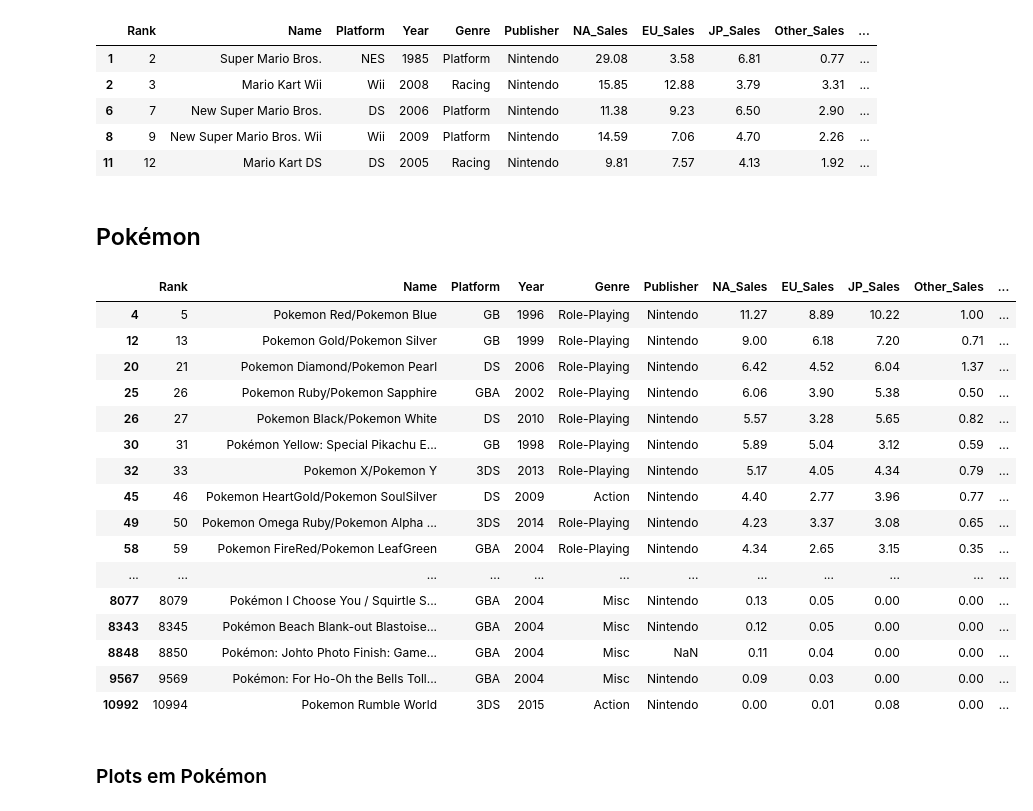
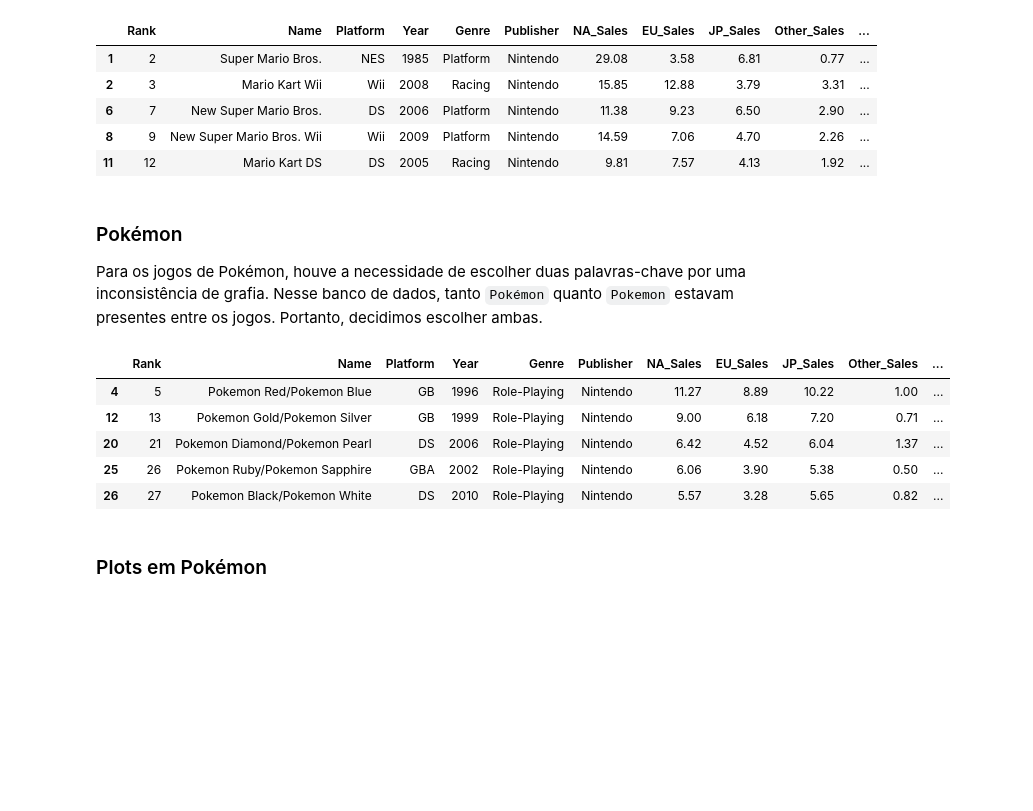
Before and after one commit to adamesalles/icd-eda, a Jupyter notebook: Eduardo.ipynb, the cells around one changed output. Drawn from its saved outputs; the diff is of its cells as text; code cells hidden in the pictures; blank space fills up the shorter version.

Commit message:
Adicionando textos sobre a criação dos dataframes de cada franquia

```diff
--- a/Eduardo.ipynb
+++ b/Eduardo.ipynb
@@ -50,29 +69,20 @@ mario.head()
 | 6 | 7 | New Super Mario Bros. | DS | 2006 | Platform | Nintendo | 11.38 | 9.23 | 6.50 | 2.90 | ... |
 | 8 | 9 | New Super Mario Bros. Wii | Wii | 2009 | Platform | Nintendo | 14.59 | 7.06 | 4.70 | 2.26 | ... |
 | 11 | 12 | Mario Kart DS | DS | 2005 | Racing | Nintendo | 9.81 | 7.57 | 4.13 | 1.92 | ... |
-# %% [markdown]
-## Pokémon
+# %% [markdown]
+### Pokémon
+
+Para os jogos de Pokémon, houve a necessidade de escolher duas palavras-chave por uma inconsistência de grafia. Nesse banco de dados, tanto `Pokémon` quanto `Pokemon` estavam presentes entre os jogos. Portanto, decidimos escolher ambas.
 # %%
 pokemon = vgsales[vgsales.Name.str.contains("Pokemon") | vgsales.Name.str.contains("Pokémon") ]
-pokemon
+pokemon.head()
 # %% [output]
 |  | Rank | Name | Platform | Year | Genre | Publisher | NA_Sales | EU_Sales | JP_Sales | Other_Sales | ... |
 | 4 | 5 | Pokemon Red/Pokemon Blue | GB | 1996 | Role-Playing | Nintendo | 11.27 | 8.89 | 10.22 | 1.00 | ... |
 | 12 | 13 | Pokemon Gold/Pokemon Silver | GB | 1999 | Role-Playing | Nintendo | 9.00 | 6.18 | 7.20 | 0.71 | ... |
 | 20 | 21 | Pokemon Diamond/Pokemon Pearl | DS | 2006 | Role-Playing | Nintendo | 6.42 | 4.52 | 6.04 | 1.37 | ... |
 | 25 | 26 | Pokemon Ruby/Pokemon Sapphire | GBA | 2002 | Role-Playing | Nintendo | 6.06 | 3.90 | 5.38 | 0.50 | ... |
 | 26 | 27 | Pokemon Black/Pokemon White | DS | 2010 | Role-Playing | Nintendo | 5.57 | 3.28 | 5.65 | 0.82 | ... |
-| 30 | 31 | Pokémon Yellow: Special Pikachu E... | GB | 1998 | Role-Playing | Nintendo | 5.89 | 5.04 | 3.12 | 0.59 | ... |
-| 32 | 33 | Pokemon X/Pokemon Y | 3DS | 2013 | Role-Playing | Nintendo | 5.17 | 4.05 | 4.34 | 0.79 | ... |
-| 45 | 46 | Pokemon HeartGold/Pokemon SoulSilver | DS | 2009 | Action | Nintendo | 4.40 | 2.77 | 3.96 | 0.77 | ... |
-| 49 | 50 | Pokemon Omega Ruby/Pokemon Alpha ... | 3DS | 2014 | Role-Playing | Nintendo | 4.23 | 3.37 | 3.08 | 0.65 | ... |
-| 58 | 59 | Pokemon FireRed/Pokemon LeafGreen | GBA | 2004 | Role-Playing | Nintendo | 4.34 | 2.65 | 3.15 | 0.35 | ... |
-| ... | ... | ... | ... | ... | ... | ... | ... | ... | ... | ... | ... |
-| 8077 | 8079 | Pokémon I Choose You / Squirtle S... | GBA | 2004 | Misc | Nintendo | 0.13 | 0.05 | 0.00 | 0.00 | ... |
-| 8343 | 8345 | Pokémon Beach Blank-out Blastoise... | GBA | 2004 | Misc | Nintendo | 0.12 | 0.05 | 0.00 | 0.00 | ... |
-| 8848 | 8850 | Pokémon: Johto Photo Finish: Game... | GBA | 2004 | Misc | NaN | 0.11 | 0.04 | 0.00 | 0.00 | ... |
-| 9567 | 9569 | Pokémon: For Ho-Oh the Bells Toll... | GBA | 2004 | Misc | Nintendo | 0.09 | 0.03 | 0.00 | 0.00 | ... |
-| 10992 | 10994 | Pokemon Rumble World | 3DS | 2015 | Action | Nintendo | 0.00 | 0.01 | 0.08 | 0.00 | ... |
 # %% [markdown]
 ### Plots em Pokémon
 # %%
```
Also changed, not shown: parts of 8 cells of this notebook, 1 other file.
